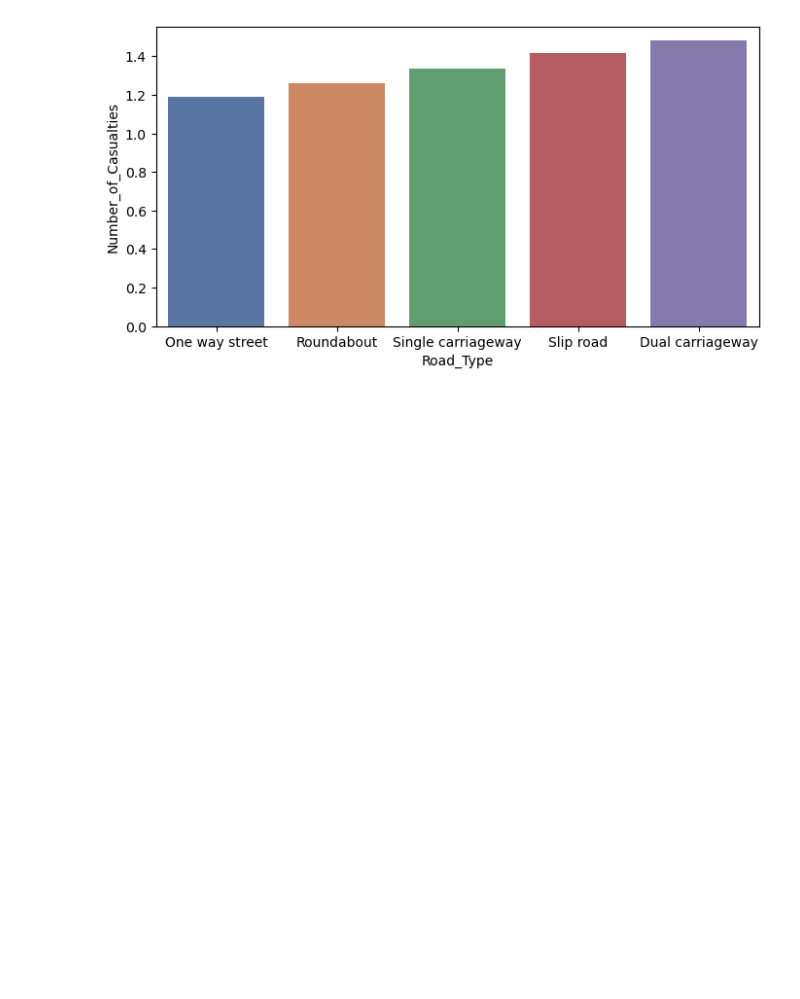
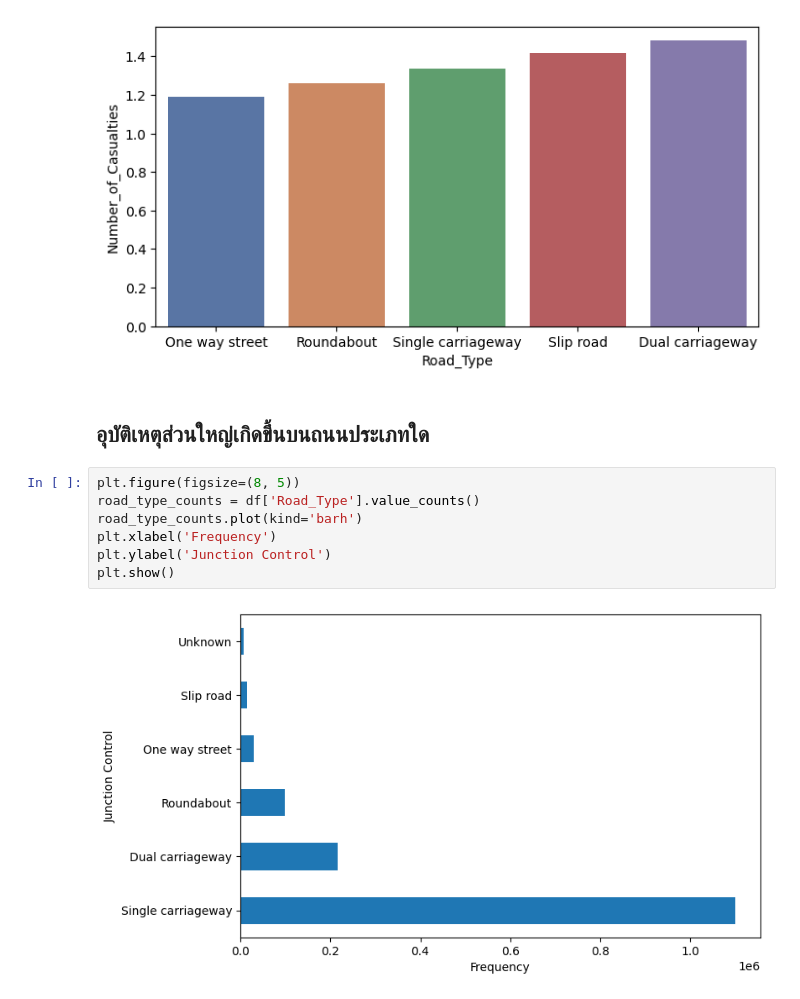
Before and after one commit to kirby-cs-org/project, a Jupyter notebook: analysis.ipynb, the cells around one changed output. Cells and saved outputs as stored; diff of their text form; blank space fills up the shorter version.

Commit message:
count

```diff
--- a/analysis.ipynb
+++ b/analysis.ipynb
@@ -340,3 +340,14 @@ sns.barplot(data=road, x='Road_Type', y='Number_of_Casualties', palette='deep')
 plt.show()
 # %% [output]
 [figure]
+# %% [markdown]
+## อุบัติเหตุส่วนใหญ่เกิดขึ้นบนถนนประเภทใด
+# %%
+plt.figure(figsize=(8, 5))
+road_type_counts = df['Road_Type'].value_counts()
+road_type_counts.plot(kind='barh')
+plt.xlabel('Frequency')
+plt.ylabel('Junction Control')
+plt.show()
+# %% [output]
+[figure, added]
```
Also changed, not shown: parts of 7 cells of this notebook.
